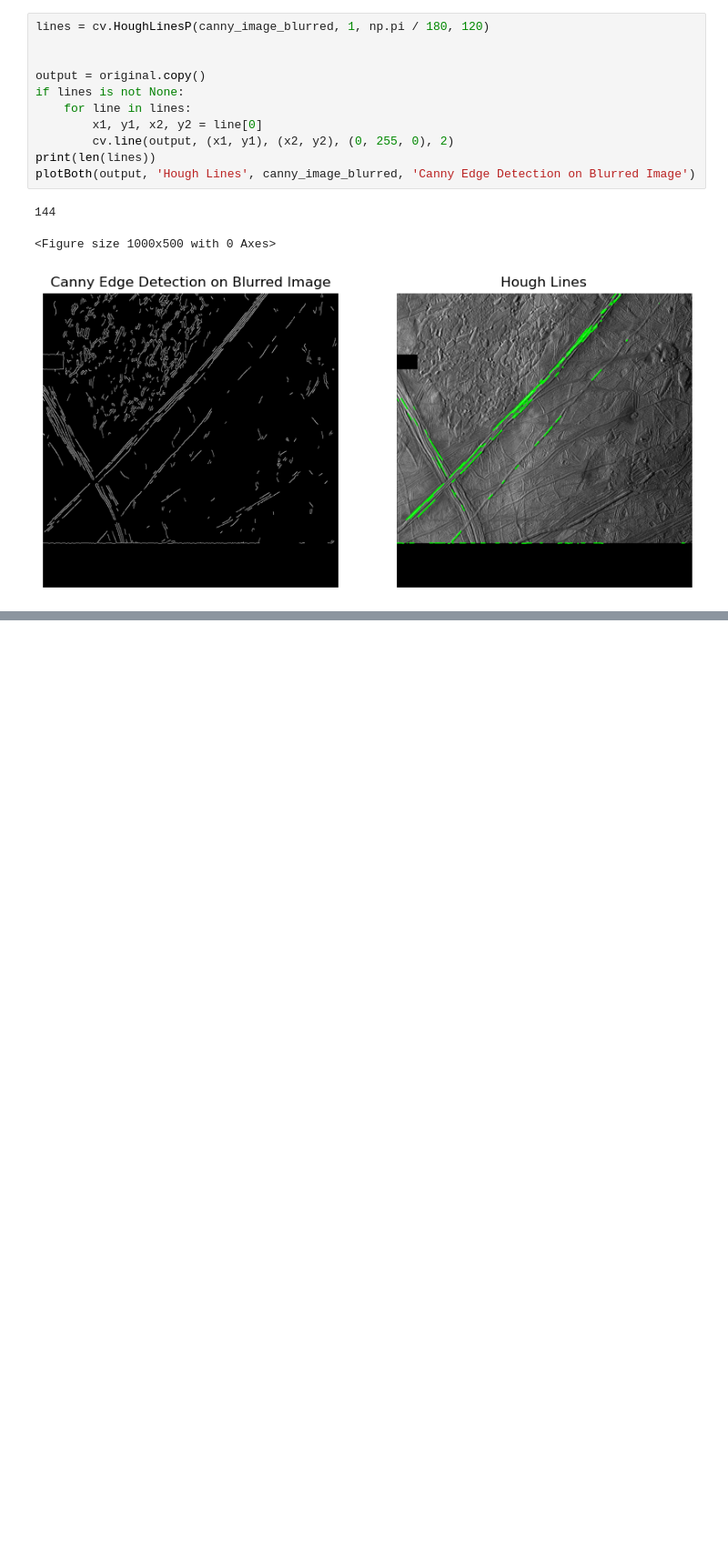
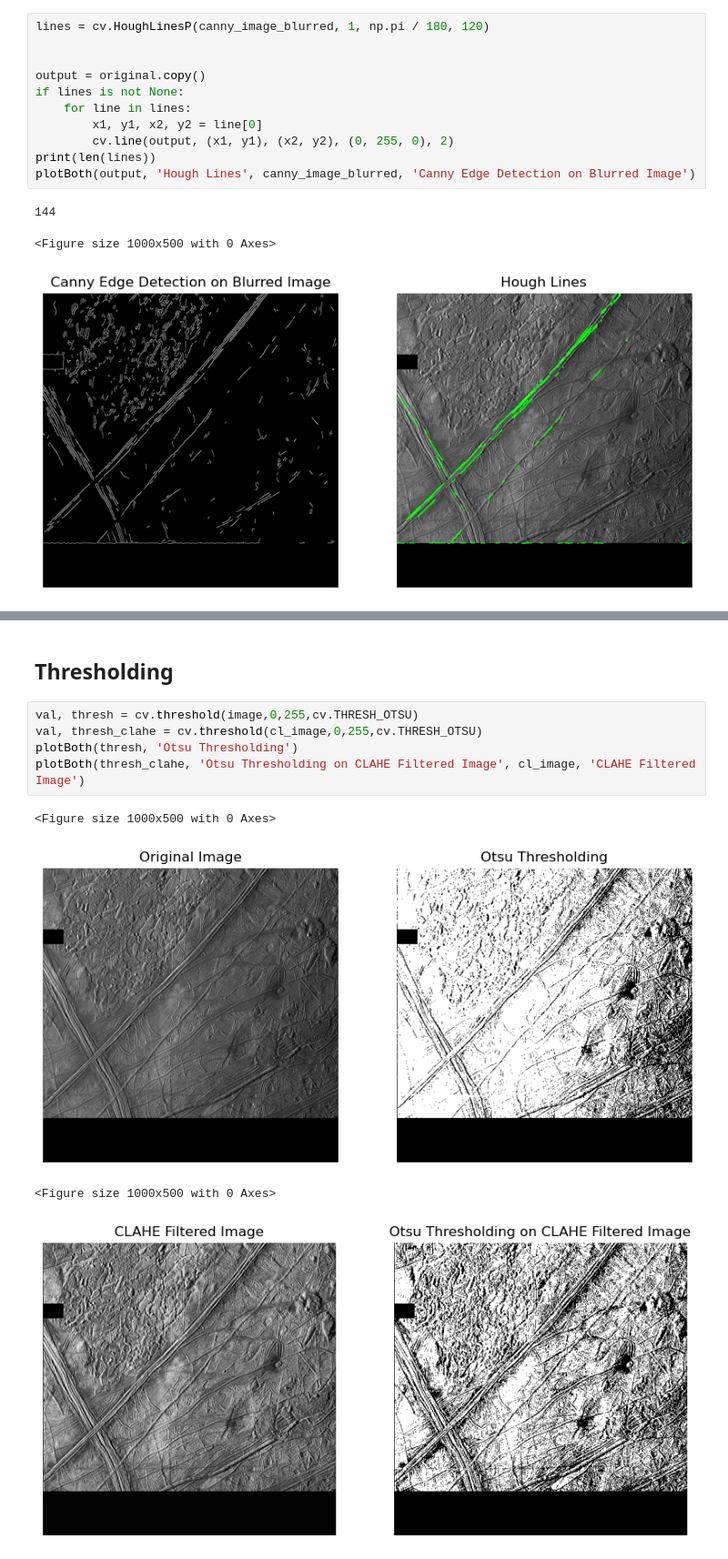
Before and after one commit to Rowan-Nag/Europa-Cycloided, a Jupyter notebook: europa-filters.ipynb, the cells around one changed output, grey strips where cells are left out. Shown at 91% size. Drawn from its saved outputs; the diff is of its cells as text; blank space fills up the shorter version.

```diff
--- a/europa-filters.ipynb
+++ b/europa-filters.ipynb
@@ -108,0 +115,12 @@ plotBoth(output, 'Hough Lines', canny_image_blurred, 'Canny Edge Detection on Bl
+# %% [markdown]
+## Thresholding
+# %%
+val, thresh = cv.threshold(image,0,255,cv.THRESH_OTSU)
+val, thresh_clahe = cv.threshold(cl_image,0,255,cv.THRESH_OTSU)
+plotBoth(thresh, 'Otsu Thresholding')
+plotBoth(thresh_clahe, 'Otsu Thresholding on CLAHE Filtered Image', cl_image, 'CLAHE Filtered Image')
+# %% [output]
+<Figure size 1000x500 with 0 Axes>
+[figure, added]
+<Figure size 1000x500 with 0 Axes>
+[figure, added]
```
Also changed, not shown: parts of 3 cells of this notebook.
